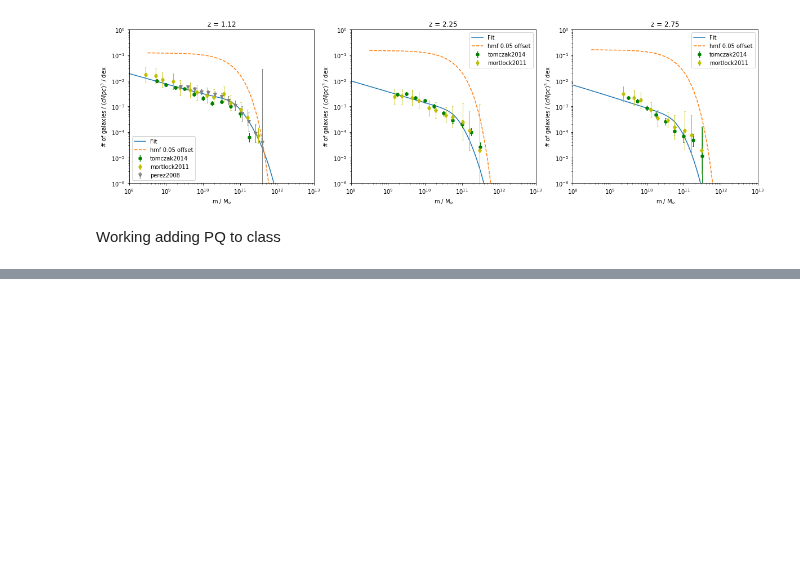
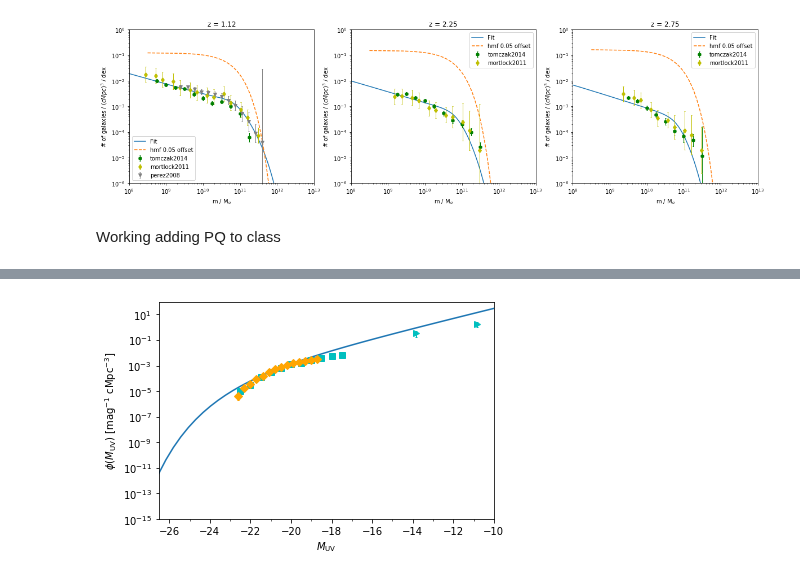
Before and after one commit to eklem1/GalaxySim, a Jupyter notebook: HMFtoSMF_nonLinear.ipynb, the cells around one changed output, grey strips where cells are left out. Cells and saved outputs as stored; diff of their text form; code cells hidden in the pictures; blank space fills up the shorter version.

```diff
--- a/HMFtoSMF_nonLinear.ipynb
+++ b/HMFtoSMF_nonLinear.ipynb
@@ -390,2 +394,17 @@ pl.show()
 Interpolating
 [figure]
+# %%
+z = 4
+
+
+MUV = np.linspace(-28, -10, num=50)
+ls = pop.LuminosityFunction(z, MUV)
+
+obslf = ares.analysis.GalaxyPopulation()
+obslf.Plot(z=z, round_z=0.2)
+
+pl.semilogy(MUV, ls, label='fitted')
+
+pl.ylim(1e-15, 1e2)
+pl.show()
+# %% [output]
@@ -391,0 +415 @@ Interpolating
+[figure, added]
```
Also changed, not shown: parts of 4 cells of this notebook, 1 other file.
